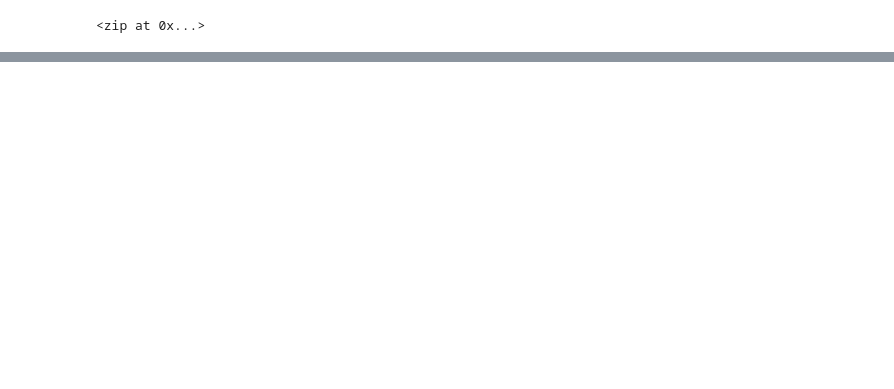
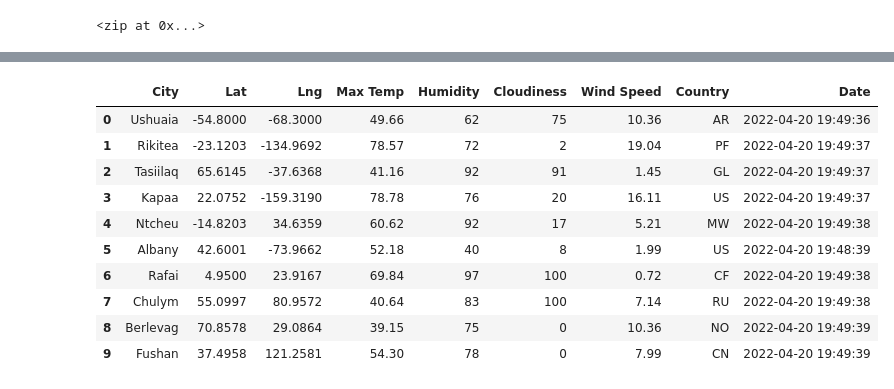
Before and after one commit to KimWD/World_Weather_Analysis, a Jupyter notebook: WeatherPy.ipynb, the cells around one changed output, grey strips where cells are left out. Cells and saved outputs as stored; diff of their text form; code cells hidden in the pictures; blank space fills up the shorter version.

```diff
--- a/WeatherPy.ipynb
+++ b/WeatherPy.ipynb
@@ -33,0 +130,16 @@ len(cities)
+# %%
+# Convert the array of dictionaries to a Pandas DataFrame.
+city_data_df = pd.DataFrame(city_data)
+city_data_df.head(10)
+# %% [output]
+|  | City | Lat | Lng | Max Temp | Humidity | Cloudiness | Wind Speed | Country | Date |
+| 0 | Ushuaia | -54.8000 | -68.3000 | 49.66 | 62 | 75 | 10.36 | AR | 2022-04-20 19:49:36 |
+| 1 | Rikitea | -23.1203 | -134.9692 | 78.57 | 72 | 2 | 19.04 | PF | 2022-04-20 19:49:37 |
+| 2 | Tasiilaq | 65.6145 | -37.6368 | 41.16 | 92 | 91 | 1.45 | GL | 2022-04-20 19:49:37 |
+| 3 | Kapaa | 22.0752 | -159.3190 | 78.78 | 76 | 20 | 16.11 | US | 2022-04-20 19:49:37 |
+| 4 | Ntcheu | -14.8203 | 34.6359 | 60.62 | 92 | 17 | 5.21 | MW | 2022-04-20 19:49:38 |
+| 5 | Albany | 42.6001 | -73.9662 | 52.18 | 40 | 8 | 1.99 | US | 2022-04-20 19:48:39 |
+| 6 | Rafai | 4.9500 | 23.9167 | 69.84 | 97 | 100 | 0.72 | CF | 2022-04-20 19:49:38 |
+| 7 | Chulym | 55.0997 | 80.9572 | 40.64 | 83 | 100 | 7.14 | RU | 2022-04-20 19:49:38 |
+| 8 | Berlevag | 70.8578 | 29.0864 | 39.15 | 75 | 0 | 10.36 | NO | 2022-04-20 19:49:39 |
+| 9 | Fushan | 37.4958 | 121.2581 | 54.30 | 78 | 0 | 7.99 | CN | 2022-04-20 19:49:39 |
```
Also changed, not shown: parts of 10 cells of this notebook.
